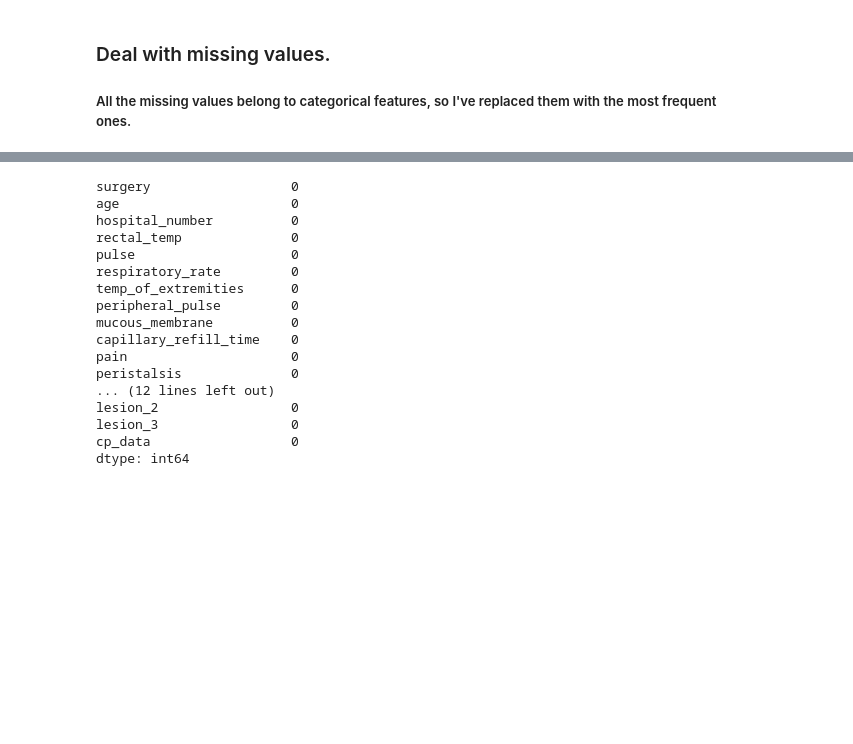
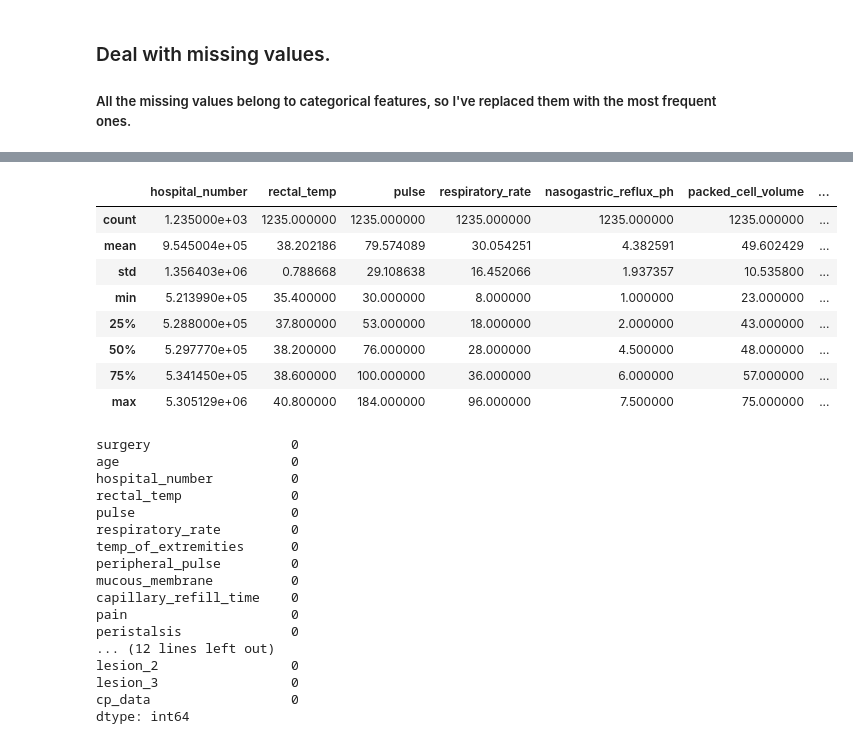
Before and after one commit to MehranZdi/horse_survival, a Jupyter notebook: horse_survival.ipynb, the cells around one changed output, grey strips where cells are left out. Saved outputs shown, nothing was run; the diff lists cells and outputs as text; code cells hidden in the pictures; blank space fills up the shorter version.

```diff
--- a/horse_survival.ipynb
+++ b/horse_survival.ipynb
@@ -162,3 +171,5 @@ for cat in categ_feat:
+# %%
+train.replace(to_replace='none', value=np.nan, inplace=True)
 # %%
 train.isnull().sum()
 # %% [output]
@@ -203,4 +216,4 @@ dtype: float64
 ### Deal with missing values.
 ##### All the missing values belong to categorical features, so I've replaced them with the most frequent ones.
 # %%
-categ_impute = SimpleImputer(strategy='most_frequent').fit_transform(train)
+categ_imputer = SimpleImputer(strategy='most_frequent')
@@ -211,2 +220,4 @@ numpy.ndarray
 # %%
-train_categ_impute = pd.DataFrame(categ_impute, columns=train.columns)
+train = pd.DataFrame(
+    categ_imputer.fit_transform(train), columns=train.columns
+    ).astype(train.dtypes.to_dict())
@@ -223 +244,13 @@ train_categ_impute.head()
+# %%
+train.describe()
+# %% [output]
+|  | hospital_number | rectal_temp | pulse | respiratory_rate | nasogastric_reflux_ph | packed_cell_volume | ... |
+| count | 1.235000e+03 | 1235.000000 | 1235.000000 | 1235.000000 | 1235.000000 | 1235.000000 | ... |
+| mean | 9.545004e+05 | 38.202186 | 79.574089 | 30.054251 | 4.382591 | 49.602429 | ... |
+| std | 1.356403e+06 | 0.788668 | 29.108638 | 16.452066 | 1.937357 | 10.535800 | ... |
+| min | 5.213990e+05 | 35.400000 | 30.000000 | 8.000000 | 1.000000 | 23.000000 | ... |
+| 25% | 5.288000e+05 | 37.800000 | 53.000000 | 18.000000 | 2.000000 | 43.000000 | ... |
+| 50% | 5.297770e+05 | 38.200000 | 76.000000 | 28.000000 | 4.500000 | 48.000000 | ... |
+| 75% | 5.341450e+05 | 38.600000 | 100.000000 | 36.000000 | 6.000000 | 57.000000 | ... |
+| max | 5.305129e+06 | 40.800000 | 184.000000 | 96.000000 | 7.500000 | 75.000000 | ... |
 # %%
```
Also changed, not shown: parts of 11 cells of this notebook.
